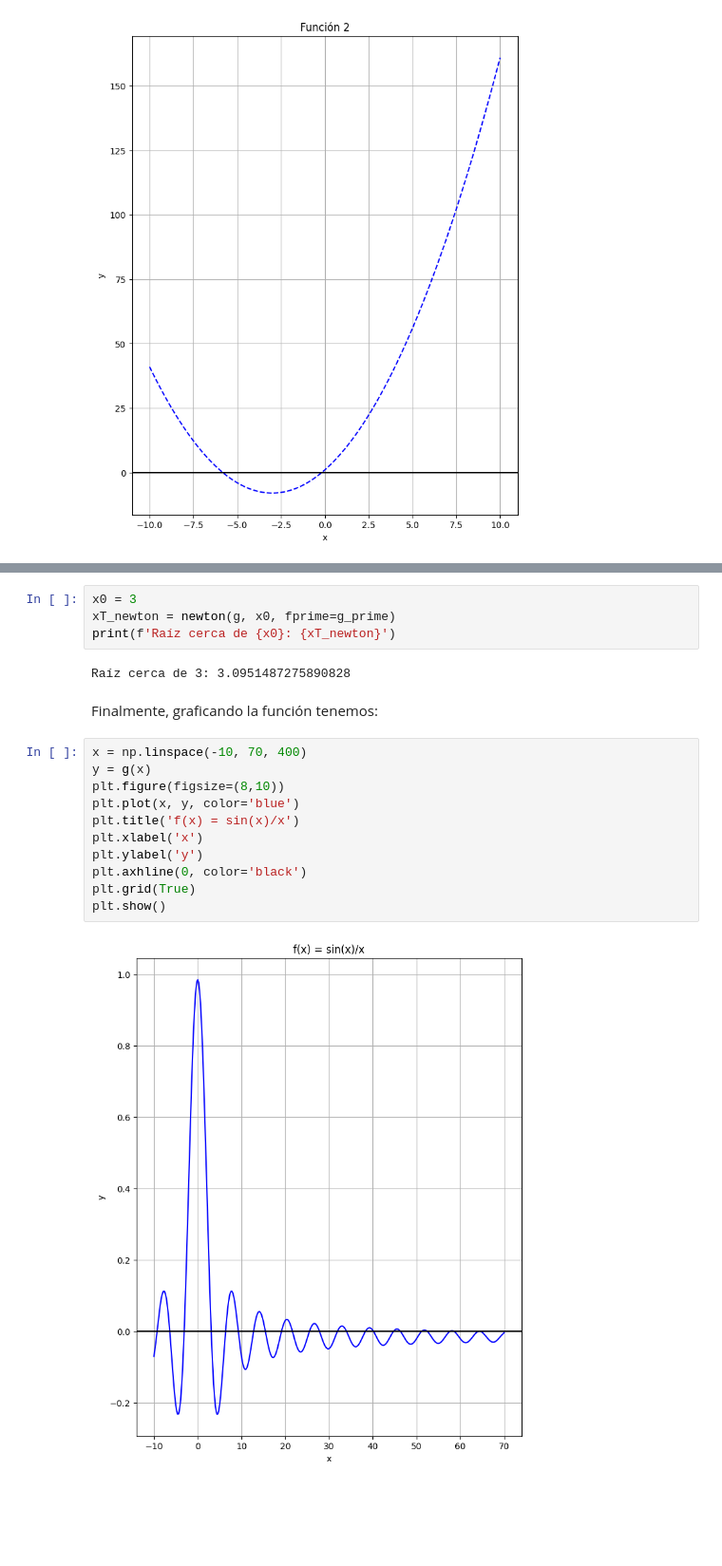
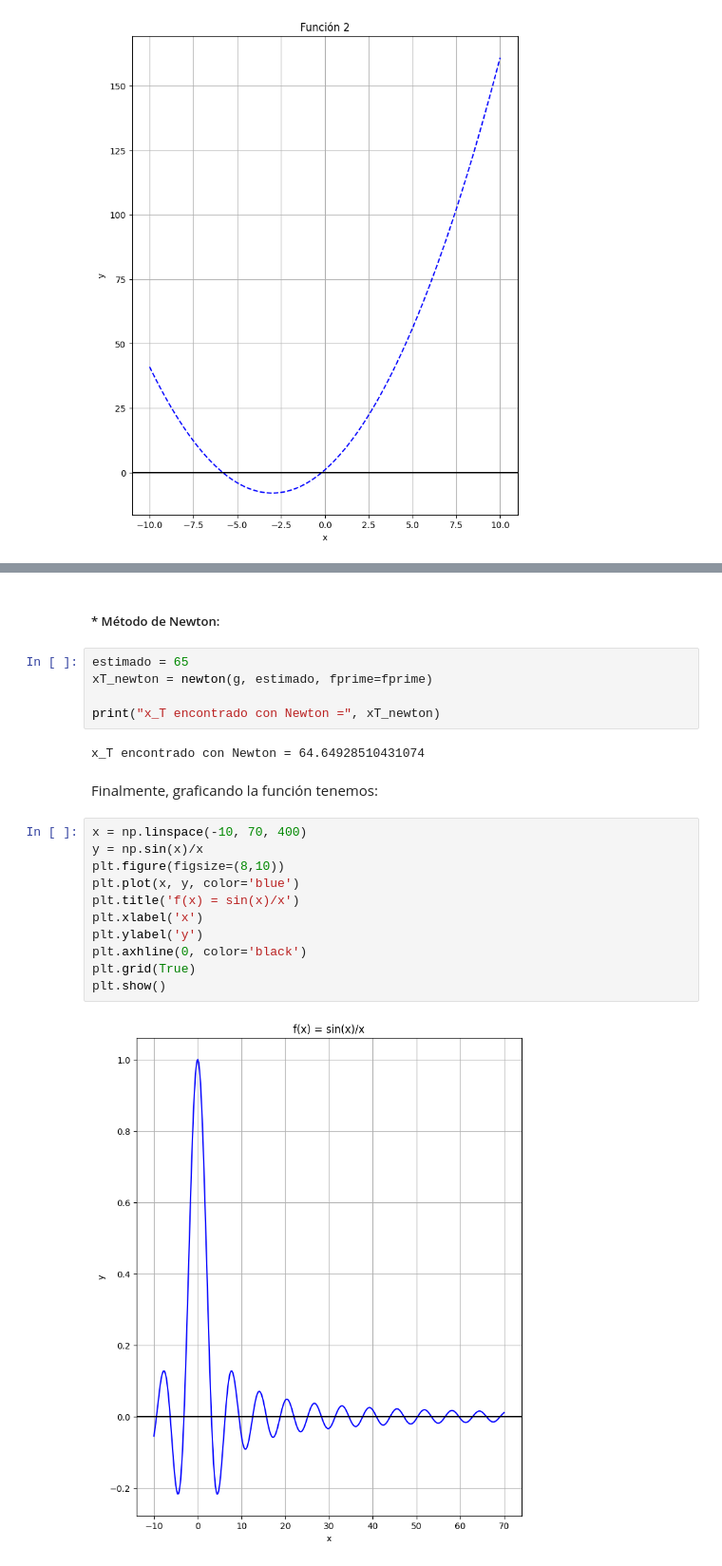
Before and after one commit to Dalzsfn/Taller2, a Jupyter notebook: Taller2.ipynb, the cells around one changed output, grey strips where cells are left out. Shown: that part at 95% size. Cells and saved outputs as stored; diff of their text form; blank space fills up the shorter version.

```diff
--- a/Taller2.ipynb
+++ b/Taller2.ipynb
@@ -166,21 +200,24 @@ El valor x_T es aproximadamente: 3.0951
+# %% [markdown]
+##### * Método de Newton:
 # %%
-x0 = 3
-xT_newton = newton(g, x0, fprime=g_prime)
-print(f'Raíz cerca de {x0}: {xT_newton}')
+estimado = 65
+xT_newton = newton(g, estimado, fprime=fprime)
+
+print("x_T encontrado con Newton =", xT_newton)
 # %% [output]
-Raíz cerca de 3: 3.0951487275890828
+x_T encontrado con Newton = 64.64928510431074
 # %% [markdown]
 Finalmente, graficando la función tenemos:
 # %%
 x = np.linspace(-10, 70, 400)
-y = g(x)
+y = np.sin(x)/x
 plt.figure(figsize=(8,10))
 plt.plot(x, y, color='blue')
 plt.title('f(x) = sin(x)/x')
 plt.xlabel('x')
 plt.ylabel('y')
 plt.axhline(0, color='black')
 plt.grid(True)
 plt.show()
 # %% [output]
-[figure, old version]
+[figure, new version]
```
Also changed, not shown: parts of 10 cells of this notebook.
